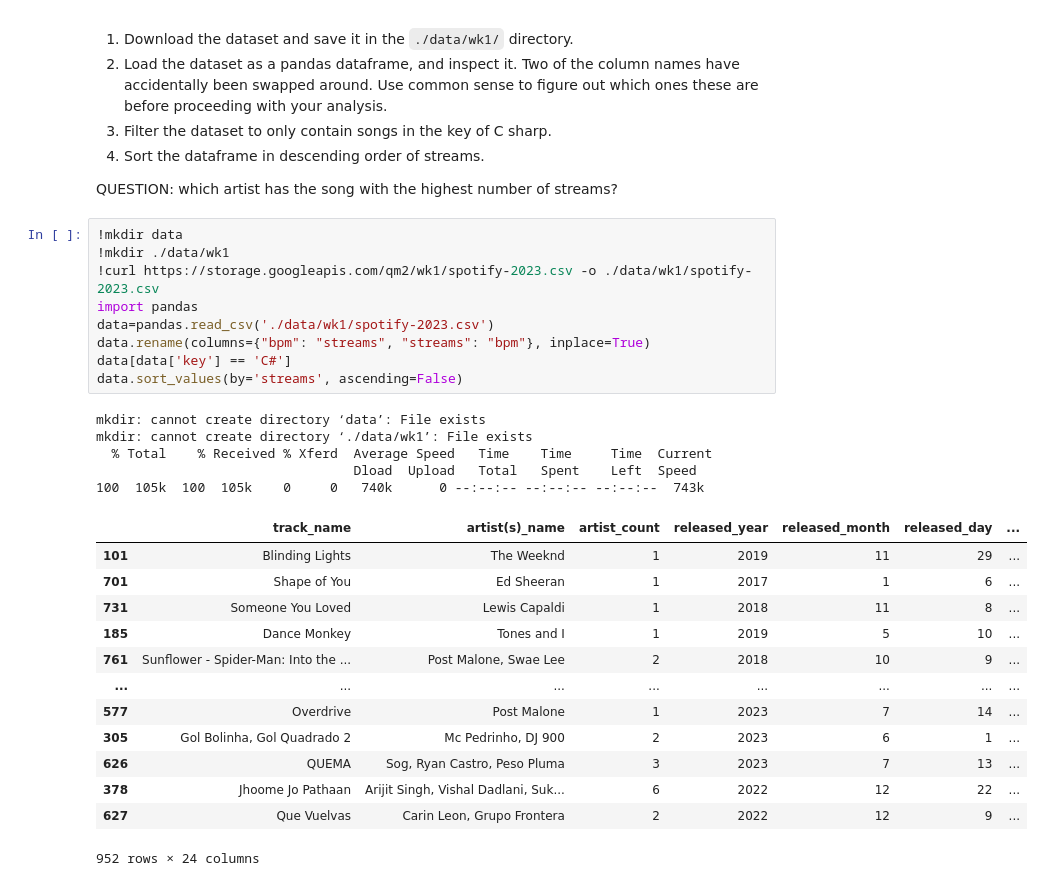
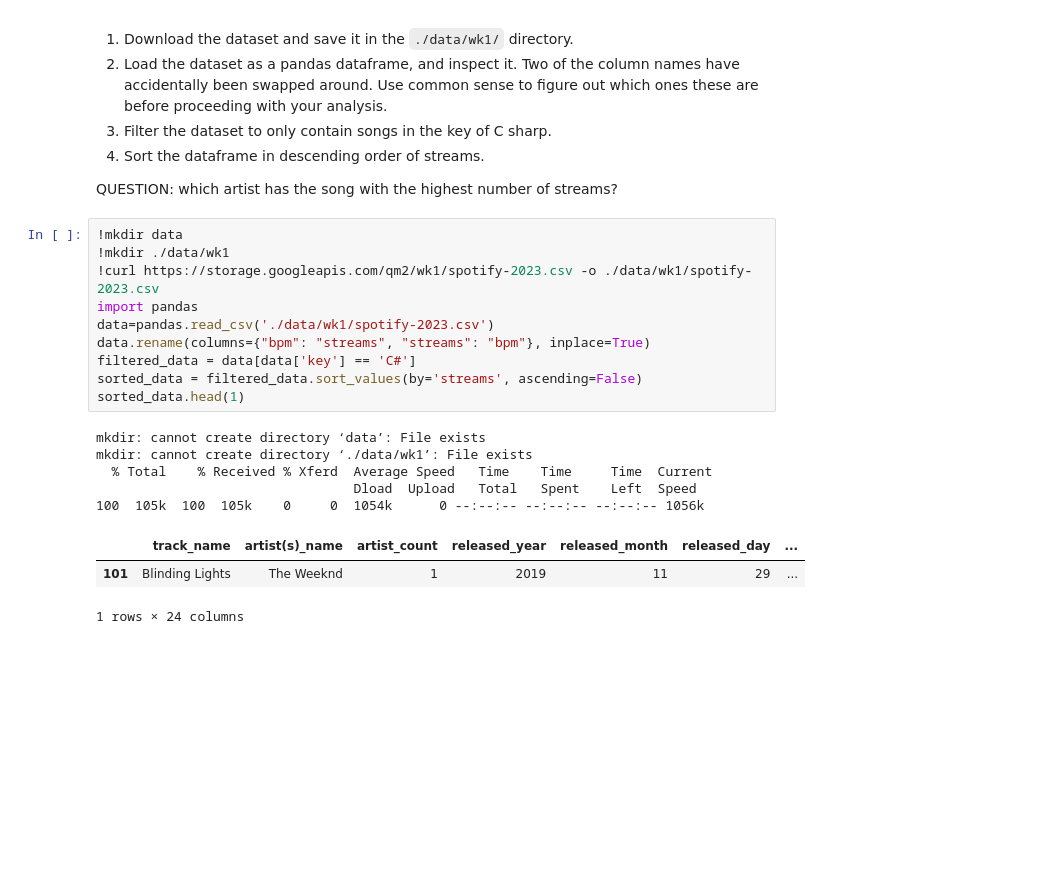
Before and after one commit to joydeneve/QM2, a Jupyter notebook: notebooks/W01. Python Recap.ipynb, the cells around one changed output. Drawn from its saved outputs; the diff is of its cells as text; blank space fills up the shorter version.

```diff
--- a/notebooks/W01. Python Recap.ipynb
+++ b/notebooks/W01. Python Recap.ipynb
@@ -205,28 +205,19 @@ QUESTION: which artist has the song with the highest number of streams?
 # %%
 !mkdir data
 !mkdir ./data/wk1
 !curl https://storage.googleapis.com/qm2/wk1/spotify-2023.csv -o ./data/wk1/spotify-2023.csv
 import pandas
 data=pandas.read_csv('./data/wk1/spotify-2023.csv')
 data.rename(columns={"bpm": "streams", "streams": "bpm"}, inplace=True)
-data[data['key'] == 'C#']
-data.sort_values(by='streams', ascending=False)
+filtered_data = data[data['key'] == 'C#']
+sorted_data = filtered_data.sort_values(by='streams', ascending=False)
+sorted_data.head(1)
 # %% [output]
 mkdir: cannot create directory ‘data’: File exists
 mkdir: cannot create directory ‘./data/wk1’: File exists
   % Total    % Received % Xferd  Average Speed   Time    Time     Time  Current
                                  Dload  Upload   Total   Spent    Left  Speed
-100  105k  100  105k    0     0   740k      0 --:--:-- --:--:-- --:--:--  743k
+100  105k  100  105k    0     0  1054k      0 --:--:-- --:--:-- --:--:-- 1056k
 |  | track_name | artist(s)_name | artist_count | released_year | released_month | released_day | ... |
 | 101 | Blinding Lights | The Weeknd | 1 | 2019 | 11 | 29 | ... |
-| 701 | Shape of You | Ed Sheeran | 1 | 2017 | 1 | 6 | ... |
-| 731 | Someone You Loved | Lewis Capaldi | 1 | 2018 | 11 | 8 | ... |
-| 185 | Dance Monkey | Tones and I | 1 | 2019 | 5 | 10 | ... |
-| 761 | Sunflower - Spider-Man: Into the ... | Post Malone, Swae Lee | 2 | 2018 | 10 | 9 | ... |
-| ... | ... | ... | ... | ... | ... | ... | ... |
-| 577 | Overdrive | Post Malone | 1 | 2023 | 7 | 14 | ... |
-| 305 | Gol Bolinha, Gol Quadrado 2 | Mc Pedrinho, DJ 900 | 2 | 2023 | 6 | 1 | ... |
-| 626 | QUEMA | Sog, Ryan Castro, Peso Pluma | 3 | 2023 | 7 | 13 | ... |
-| 378 | Jhoome Jo Pathaan | Arijit Singh, Vishal Dadlani, Suk... | 6 | 2022 | 12 | 22 | ... |
-| 627 | Que Vuelvas | Carin Leon, Grupo Frontera | 2 | 2022 | 12 | 9 | ... |
-952 rows × 24 columns
+1 rows × 24 columns
```
